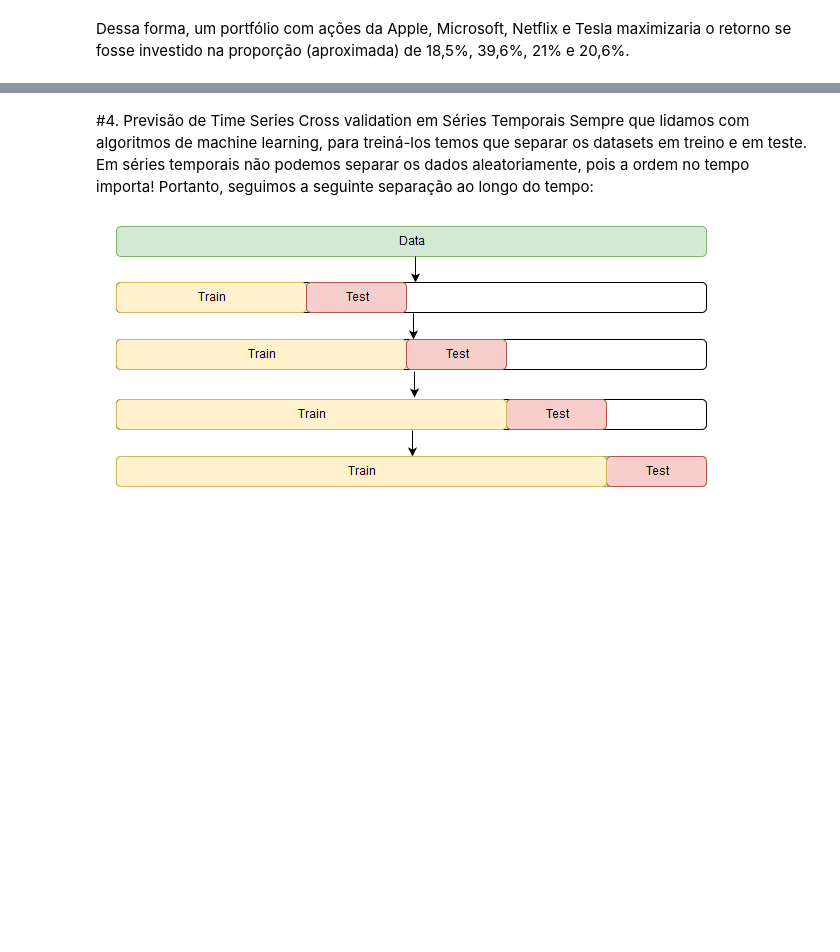
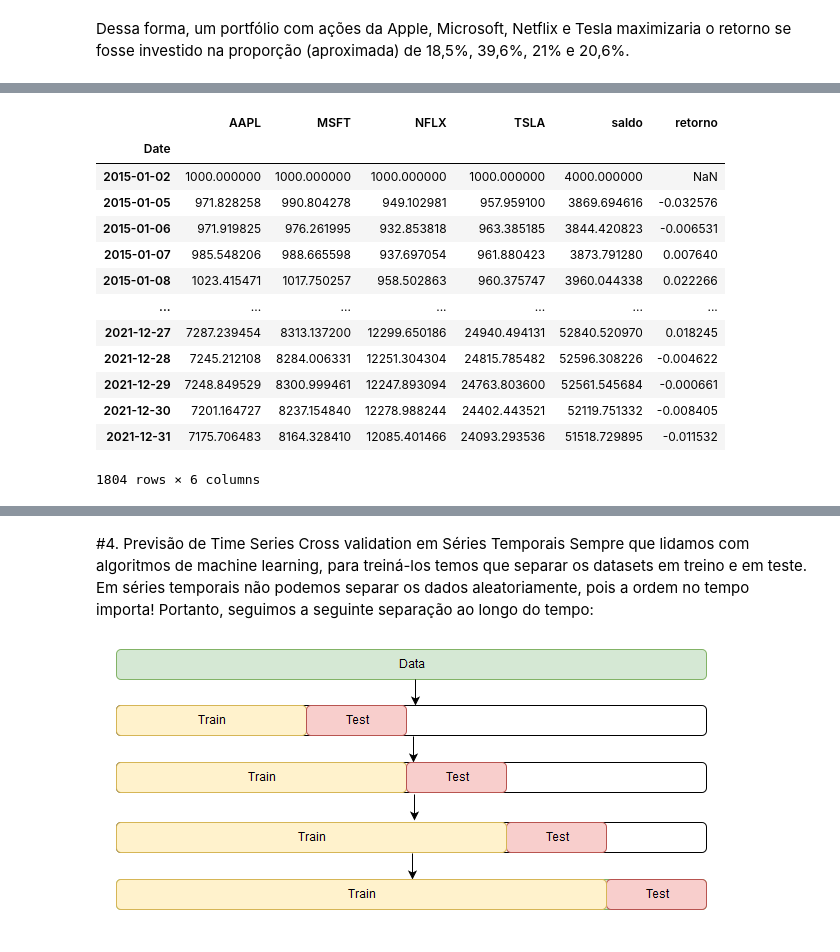
Before and after one commit to fernandaperon1/financas_quantitativas, a Jupyter notebook: analise_portfolio.ipynb, the cells around one changed output, grey strips where cells are left out. Saved outputs shown, nothing was run; the diff lists cells and outputs as text; code cells hidden in the pictures; blank space fills up the shorter version.

```diff
--- a/analise_portfolio.ipynb
+++ b/analise_portfolio.ipynb
@@ -441,0 +426,5 @@ array([-0.02829874, -0.03630762, -0.02819964, ..., 12.87716316,
+# %%
+#portfólio de 2015 a 2022, com benchmark= ibovespa
+tickers= ['NFLX', 'AAPL', 'TSLA','MSFT', '^BVSP']
+df_backtest=  yf.download(tickers, start="2015-1-1", end="2022-1-1")['Adj Close']
+retorno = df_backtest.pct_change()
@@ -441,0 +433,4 @@ array([-0.02829874, -0.03630762, -0.02819964, ..., 12.87716316,
+# %%
+retorno_acumulado = (1+retorno).cumprod()
+retorno_acumulado.iloc[0]=1 #impede que df comece com nan
+retorno_acumulado
@@ -441,0 +452,20 @@ array([-0.02829874, -0.03630762, -0.02819964, ..., 12.87716316,
+# %%
+carteira = 1000*retorno_acumulado.iloc[:,:4] #tiramos ibovespa
+carteira['saldo']= carteira.sum(axis=1) #saldo da carteira é a soma horizontal do preço dos ativos
+carteira['retorno']=carteira['saldo'].pct_change()
+carteira
+# %% [output]
+|  | AAPL | MSFT | NFLX | TSLA | saldo | retorno |
+| Date |  |  |  |  |  |  |
+| 2015-01-02 | 1000.000000 | 1000.000000 | 1000.000000 | 1000.000000 | 4000.000000 | NaN |
+| 2015-01-05 | 971.828258 | 990.804278 | 949.102981 | 957.959100 | 3869.694616 | -0.032576 |
+| 2015-01-06 | 971.919825 | 976.261995 | 932.853818 | 963.385185 | 3844.420823 | -0.006531 |
+| 2015-01-07 | 985.548206 | 988.665598 | 937.697054 | 961.880423 | 3873.791280 | 0.007640 |
+| 2015-01-08 | 1023.415471 | 1017.750257 | 958.502863 | 960.375747 | 3960.044338 | 0.022266 |
+| ... | ... | ... | ... | ... | ... | ... |
+| 2021-12-27 | 7287.239454 | 8313.137200 | 12299.650186 | 24940.494131 | 52840.520970 | 0.018245 |
+| 2021-12-28 | 7245.212108 | 8284.006331 | 12251.304304 | 24815.785482 | 52596.308226 | -0.004622 |
+| 2021-12-29 | 7248.849529 | 8300.999461 | 12247.893094 | 24763.803600 | 52561.545684 | -0.000661 |
+| 2021-12-30 | 7201.164727 | 8237.154840 | 12278.988244 | 24402.443521 | 52119.751332 | -0.008405 |
+| 2021-12-31 | 7175.706483 | 8164.328410 | 12085.401466 | 24093.293536 | 51518.729895 | -0.011532 |
+1804 rows × 6 columns
```
Also changed, not shown: parts of 29 cells of this notebook.
